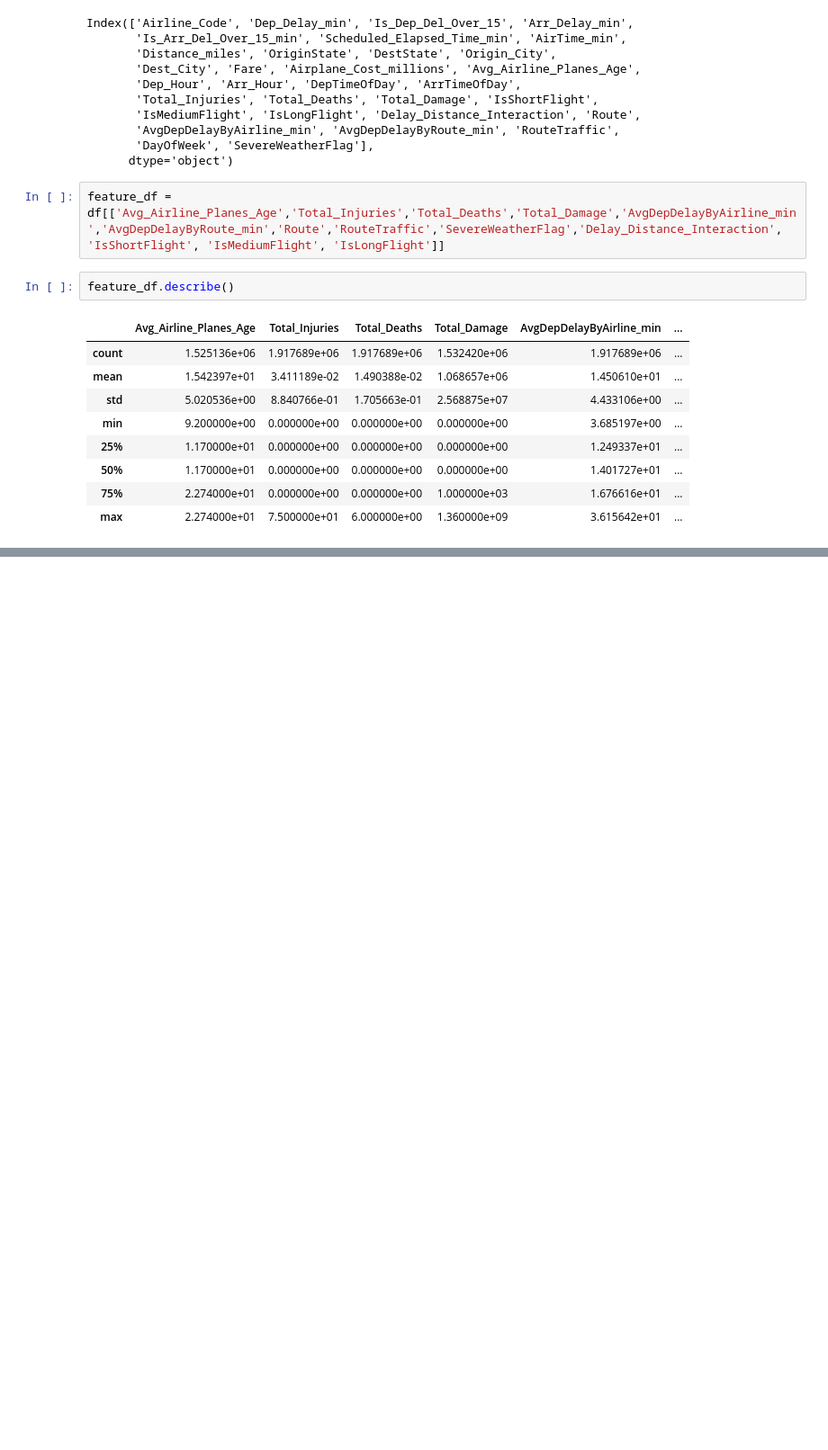
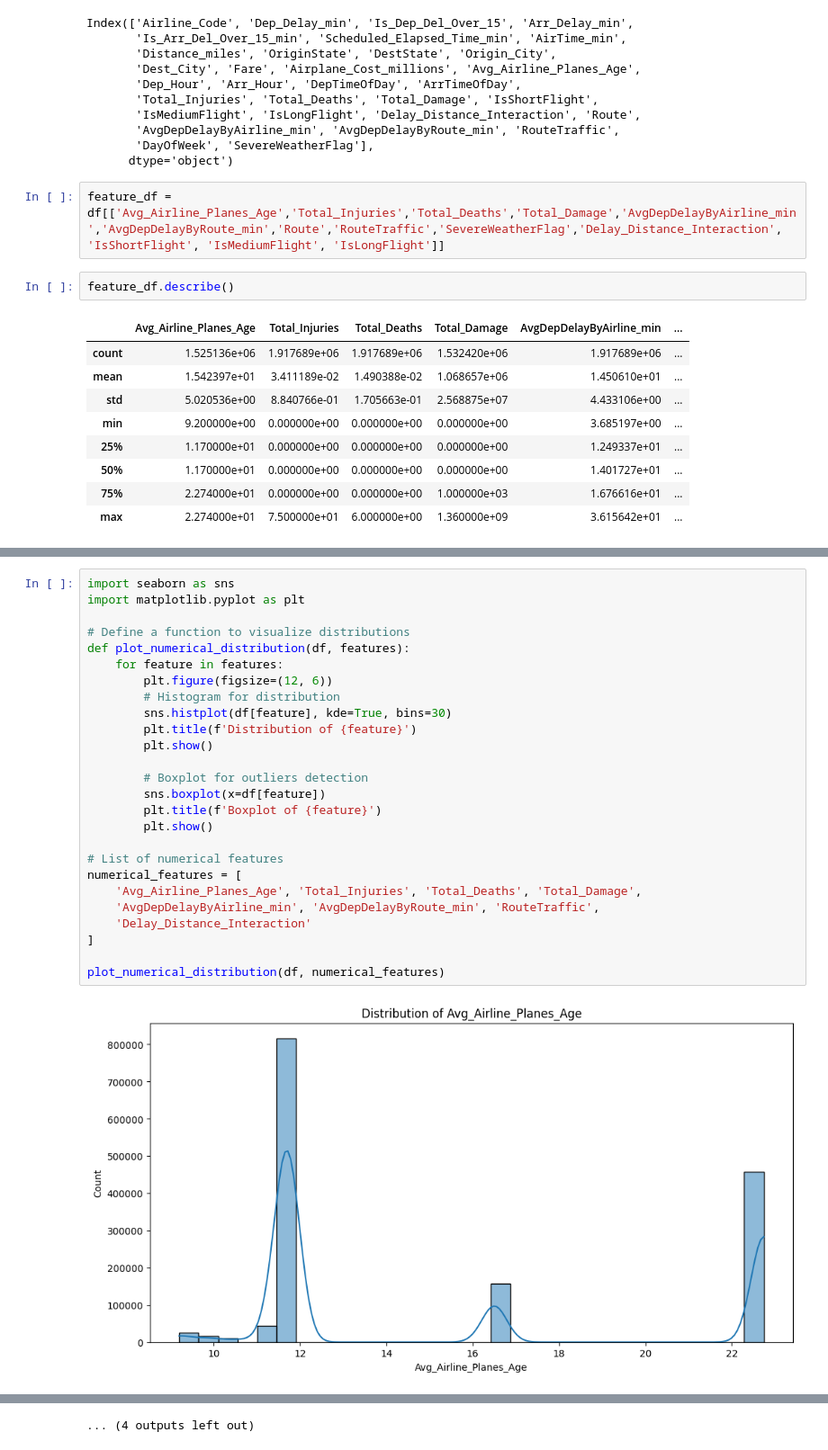
Before and after one commit to harshgupta6789/cap5771sp25-project, a Jupyter notebook: Scripts/feature_engineering.ipynb, the cells around one changed output, grey strips where cells are left out. Shown at 90% size. Cells and saved outputs as stored; diff of their text form; blank space fills up the shorter version.

```diff
--- a/Scripts/feature_engineering.ipynb
+++ b/Scripts/feature_engineering.ipynb
@@ -620,0 +658,28 @@ feature_df.describe()
+# %%
+import seaborn as sns
+import matplotlib.pyplot as plt
+
+# Define a function to visualize distributions
+def plot_numerical_distribution(df, features):
+    for feature in features:
+        plt.figure(figsize=(12, 6))
+        # Histogram for distribution
+        sns.histplot(df[feature], kde=True, bins=30)
+        plt.title(f'Distribution of {feature}')
+        plt.show()
+
+        # Boxplot for outliers detection
+        sns.boxplot(x=df[feature])
+        plt.title(f'Boxplot of {feature}')
+        plt.show()
+
+# List of numerical features
+numerical_features = [
+    'Avg_Airline_Planes_Age', 'Total_Injuries', 'Total_Deaths', 'Total_Damage',
+    'AvgDepDelayByAirline_min', 'AvgDepDelayByRoute_min', 'RouteTraffic',
+    'Delay_Distance_Interaction'
+]
+
+plot_numerical_distribution(df, numerical_features)
+# %% [output]
+[figure, added]
@@ -620,0 +697 @@ feature_df.describe()
+... (4 outputs left out)
```
Also changed, not shown: parts of 6 cells of this notebook.
